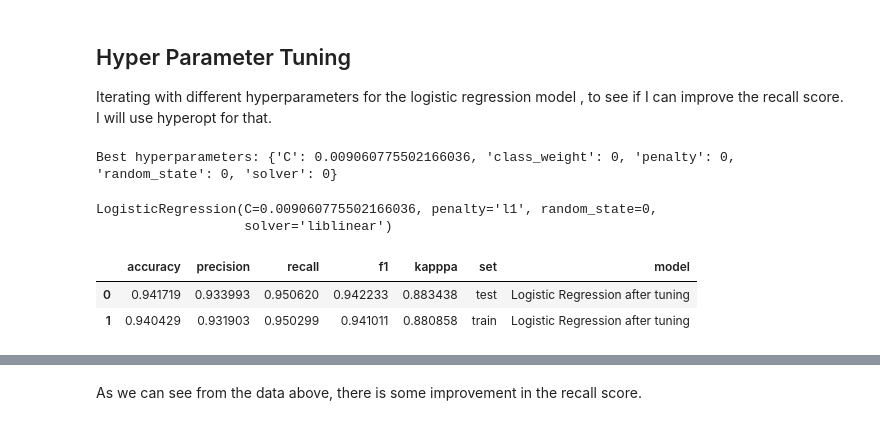
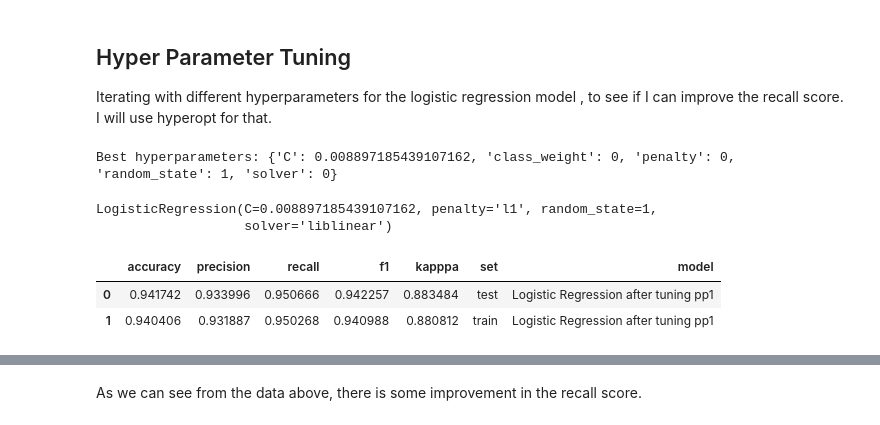
Before and after one commit to Ankourii/Fraud_prediction, a Jupyter notebook: notebooks/first dataset/model.ipynb, the cells around one changed output, grey strips where cells are left out. Cells and saved outputs as stored; diff of their text form; code cells hidden in the pictures.

```diff
--- a/notebooks/first dataset/model.ipynb
+++ b/notebooks/first dataset/model.ipynb
@@ -45,2 +49,2 @@ from sklearn.inspection import permutation_importance
 # %%
-data=pd.read_csv('../../data/data_balanced.csv')
+data=pd.read_csv('../../data/data_pp1.csv')
@@ -267,7 +265,7 @@ best = fmin(fn=objective,
 
 print("Best hyperparameters:", best)
 # %% [output]
-Best hyperparameters: {'C': 0.009060775502166036, 'class_weight': 0, 'penalty': 0, 'random_state': 0, 'solver': 0}
+Best hyperparameters: {'C': 0.008897185439107162, 'class_weight': 0, 'penalty': 0, 'random_state': 1, 'solver': 0}
 # %%
 #Creating a  model for logistic regression with the best parameters found by hyperopt in the above cell.
 class_weight_map = {0: None, 1: 'balanced'}
@@ -287,7 +285,7 @@ model = LogisticRegression(
 # %%
 model.fit(X_train, y_train)   #training the model
 # %% [output]
-LogisticRegression(C=0.009060775502166036, penalty='l1', random_state=0,
+LogisticRegression(C=0.008897185439107162, penalty='l1', random_state=1,
                    solver='liblinear')
 # %%
 #getting the predictions
@@ -295,12 +293,12 @@ y_pred_model_test = model.predict(X_test)
 y_pred_model_train = model.predict(X_train)
 # %%
 #calling the function metrics made above to get all the metrics for this newly created model
-results_model = metrics(y_test, y_pred_model_test, y_train, y_pred_model_train, 'Logistic Regression after tuning')
+results_model = metrics(y_test, y_pred_model_test, y_train, y_pred_model_train, 'Logistic Regression after tuning pp1')
 results_model
 # %% [output]
 |  | accuracy | precision | recall | f1 | kapppa | set | model |
-| 0 | 0.941719 | 0.933993 | 0.950620 | 0.942233 | 0.883438 | test | Logistic Regression after tuning |
-| 1 | 0.940429 | 0.931903 | 0.950299 | 0.941011 | 0.880858 | train | Logistic Regression after tuning |
+| 0 | 0.941742 | 0.933996 | 0.950666 | 0.942257 | 0.883484 | test | Logistic Regression after tuning pp1 |
+| 1 | 0.940406 | 0.931887 | 0.950268 | 0.940988 | 0.880812 | train | Logistic Regression after tuning pp1 |
 # %%
 # Concatenating the initial logistic regression model and the tuned logistic regression model so we can compare them
 logistic_comparison=pd.concat([results_logistic, results_model], axis=0)
```
Also changed, not shown: parts of 17 cells of this notebook, 5 other files.
